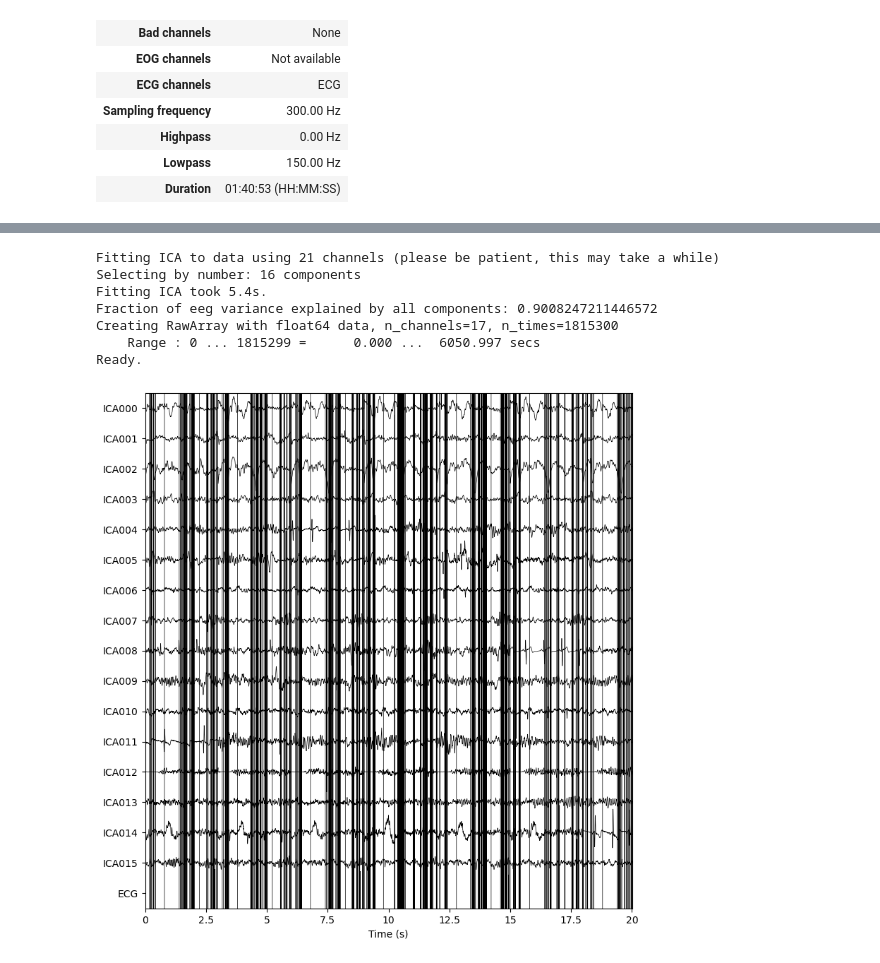
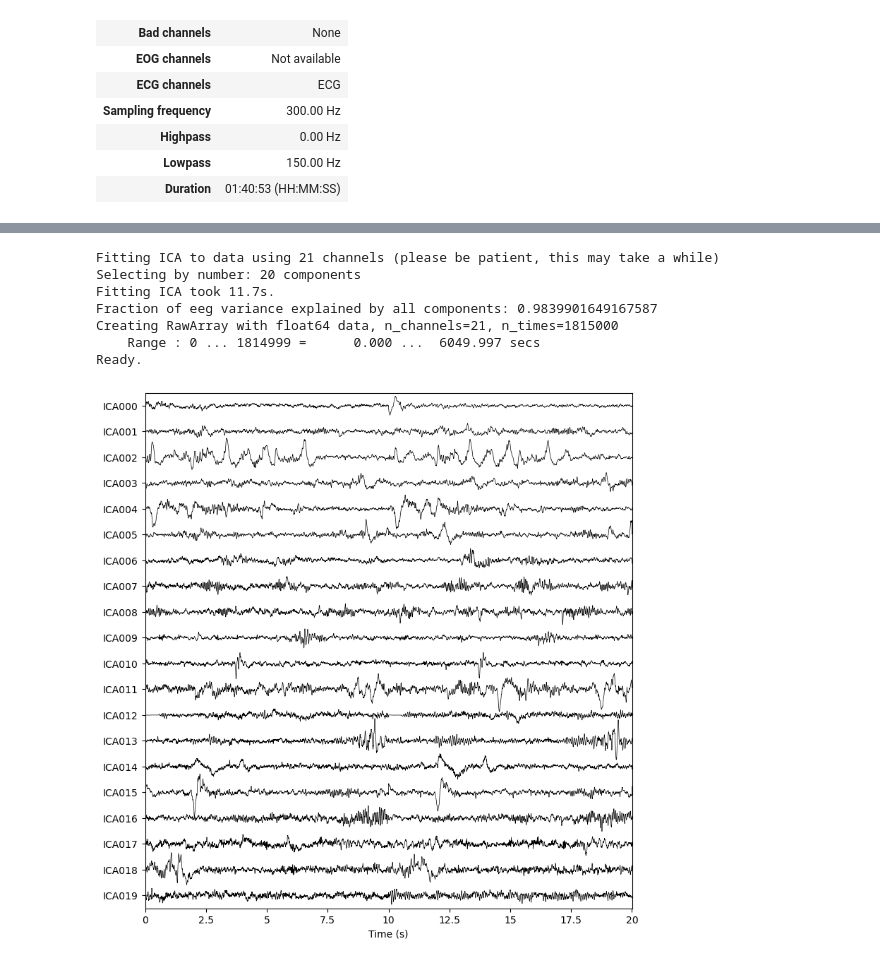
Before and after one commit to MH-Farhadi/Interictal_PNES_IGE_10s, a Jupyter notebook: preprocessing/SP.ipynb, the cells around one changed output, grey strips where cells are left out. Cells and saved outputs as stored; diff of their text form; code cells hidden in the pictures.

```diff
--- a/preprocessing/SP.ipynb
+++ b/preprocessing/SP.ipynb
@@ -57,7 +60,7 @@ Ready.
 | Lowpass | 150.00 Hz |
 | Duration | 01:40:53 (HH:MM:SS) |
 # %%
-epochs = mne.make_fixed_length_epochs(raw, duration=3, preload=True)
+epochs = mne.make_fixed_length_epochs(raw, duration=10, preload=True)
 scaler = mne.decoding.Scaler(info, scalings='mean', with_mean=True, with_std=True)
 newx = scaler.fit_transform(epochs.get_data())
 # %% [output]
@@ -97,21 +100,21 @@ Designing a one-pass, zero-phase, non-causal highpass filter:
 # %%
-ica = ICA(n_components=16, max_iter="auto", random_state=97)
+ica = ICA(n_components=20, max_iter="auto", random_state=97, method='fastica')
 ica.fit(filt_raw)
 
 explained_var_ratio = ica.get_explained_variance_ratio(filt_raw)
 for channel_type, ratio in explained_var_ratio.items():
     print(
         f"Fraction of {channel_type} variance explained by all components: " f"{ratio}"
     )
 
 raw.load_data()
 ica.plot_sources(raw, show_scrollbars=False)
 # %% [output]
 Fitting ICA to data using 21 channels (please be patient, this may take a while)
-Selecting by number: 16 components
-Fitting ICA took 5.4s.
-Fraction of eeg variance explained by all components: 0.9008247211446572
-Creating RawArray with float64 data, n_channels=17, n_times=1815300
-    Range : 0 ... 1815299 =      0.000 ...  6050.997 secs
+Selecting by number: 20 components
+Fitting ICA took 11.7s.
+Fraction of eeg variance explained by all components: 0.9839901649167587
+Creating RawArray with float64 data, n_channels=21, n_times=1815000
+    Range : 0 ... 1814999 =      0.000 ...  6049.997 secs
 Ready.
-[figure, old version]
+[figure, new version]
```
Also changed, not shown: parts of 7 cells of this notebook.
